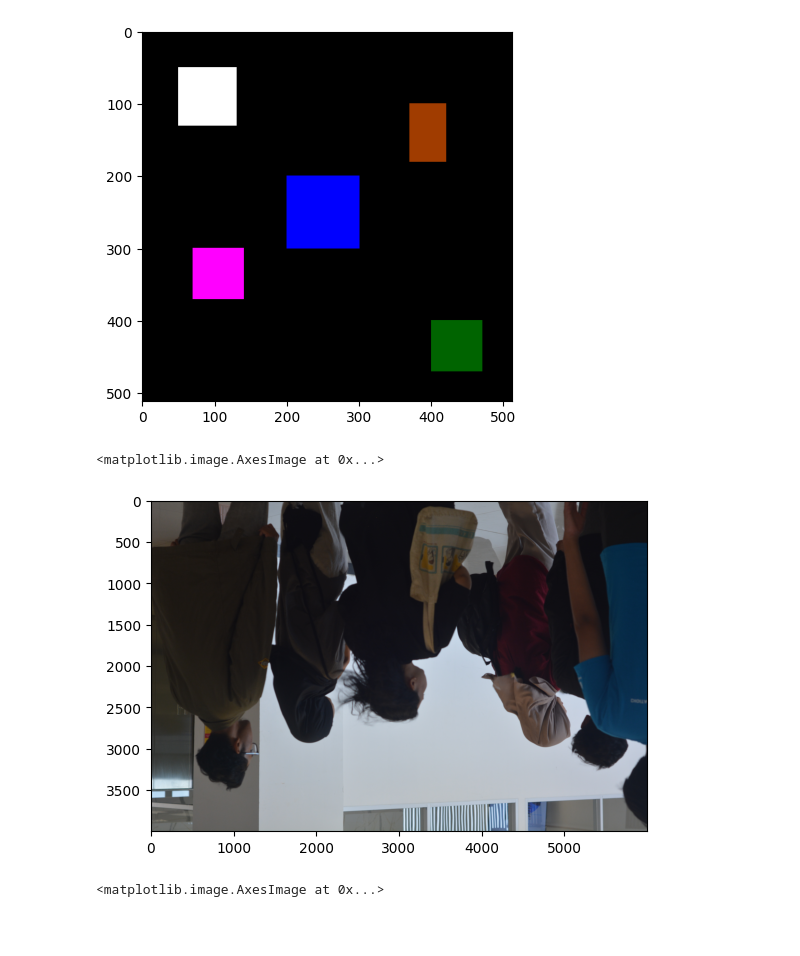
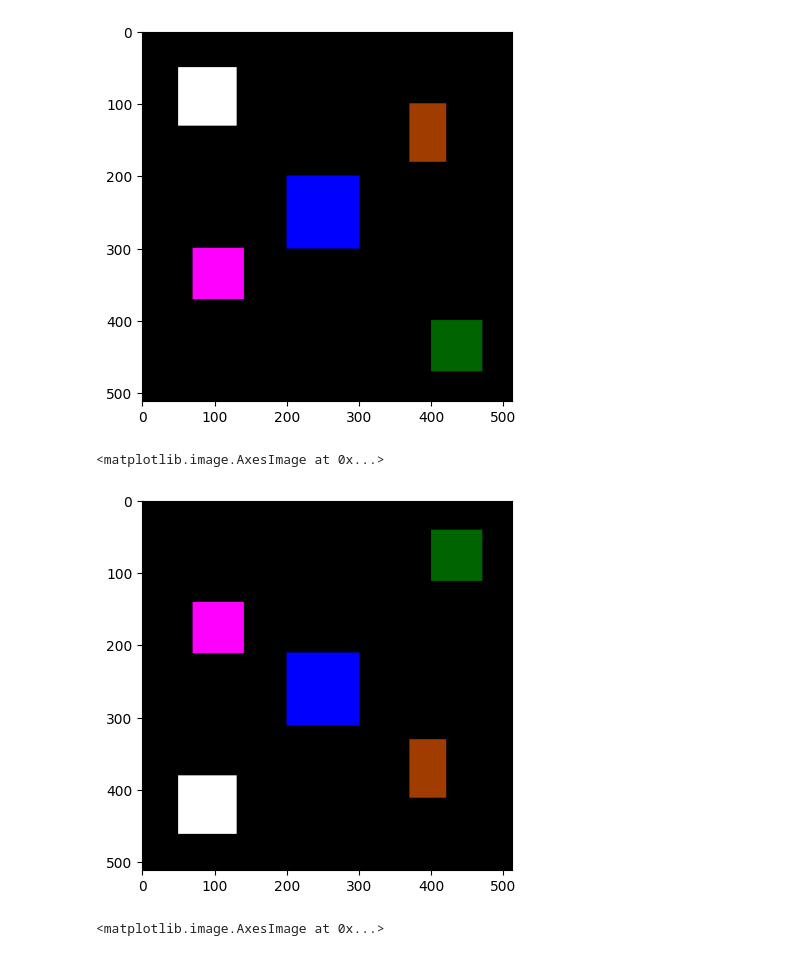
Before and after one commit to putricha/PCVK_Ganjil_2024, a Jupyter notebook: Week2.ipynb, the cells around one changed output. Cells and saved outputs as stored; diff of their text form; code cells hidden in the pictures; blank space fills up the shorter version.

```diff
--- a/Week2.ipynb
+++ b/Week2.ipynb
@@ -125,13 +154,12 @@ plt.imshow(black_img2)
 # %% [output]
 <matplotlib.image.AxesImage at 0x...>
 [figure]
-# %%
-foto = cv.imread('/content/drive/MyDrive/PCVK/aktivitas.JPG')
-img =cv.flip(cv.cvtColor(foto,cv.COLOR_BGR2RGB),0)
-plt.imshow(img)
-# %% [output]
-<matplotlib.image.AxesImage at 0x...>
-[figure, removed]
+# %%
+img =cv.flip(black_img2,0)
+plt.imshow(img)
+# %% [output]
+<matplotlib.image.AxesImage at 0x...>
+[figure, added]
 # %%
 aktivitas = cv.imread('/content/drive/MyDrive/PCVK/DSC_0172.JPG')
 img=cv.cvtColor(aktivitas,cv.COLOR_BGR2RGB)
```
Also changed, not shown: parts of 8 cells of this notebook.
